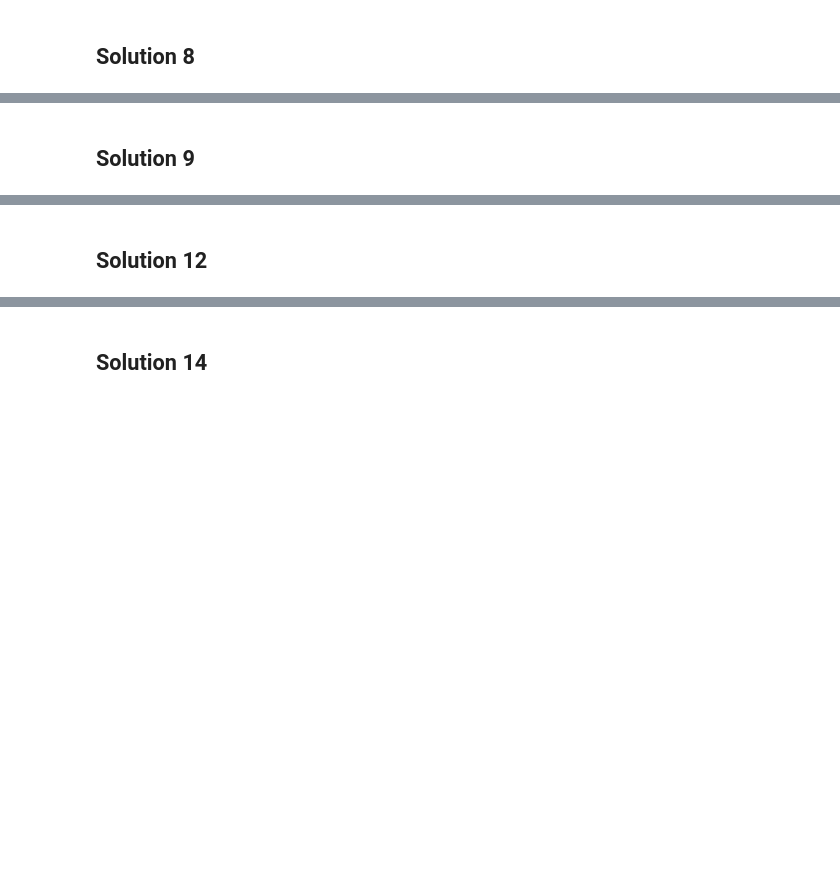
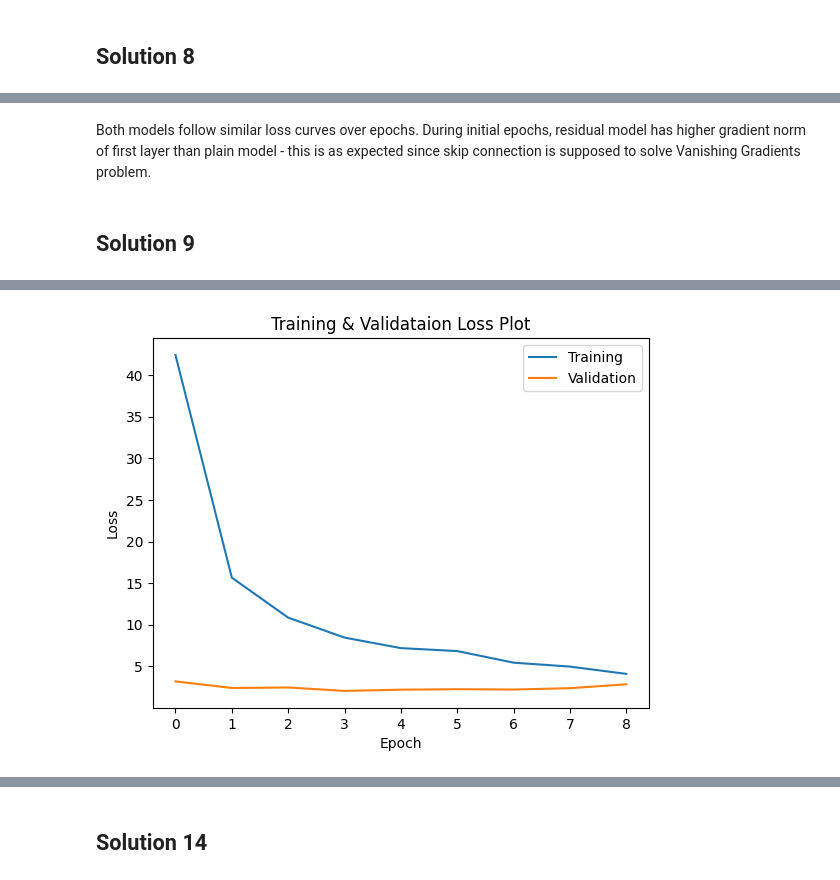
Before and after one commit to sohang3112/iit-madras-web-mtech-ai, a Jupyter notebook: trimester2/DA6401W_DeepLearning/assignments/Assignment4/solution_Assignment4.ipynb, the cells around one changed output, grey strips where cells are left out. Saved outputs shown, nothing was run; the diff lists cells and outputs as text; code cells hidden in the pictures; blank space fills up the shorter version.

```diff
--- a/trimester2/DA6401W_DeepLearning/assignments/Assignment4/solution_Assignment4.ipynb
+++ b/trimester2/DA6401W_DeepLearning/assignments/Assignment4/solution_Assignment4.ipynb
@@ -220,0 +285,4 @@ plt.show()
+# %%
+student_model_direct = mk_student_model()
+train(student_model_direct, lambda _flat_images, logits, labels: cross_entropy(logits, labels), epochs=5)
+print('Student Model without Teacher Model:', evaluate_accuracy(student_model_direct))
@@ -225,4 +388,58 @@ plt.show()
+# %% [markdown]
+Both models follow similar loss curves over epochs.
+During initial epochs, residual model has higher gradient norm of first layer than plain model - this is as expected since skip connection is supposed to solve Vanishing Gradients problem.
 # %% [markdown]
 ## Solution 9
 # %%
-# TODO
+train_ds = MNIST(data_dir, train=True, transform=Compose([ToTensor(), Lambda(torch.flatten)]), download=True)
+valid_ds = MNIST(data_dir, train=False, transform=Compose([ToTensor(), Lambda(torch.flatten)]), download=True)
+train_loader = DataLoader(train_ds, batch_size=512)
+valid_loader = DataLoader(valid_ds, batch_size=512)
+
+model = nn.Sequential(
+    nn.Linear(784, 128),
+    nn.ReLU(),
+    nn.Linear(128,  64),
+    nn.ReLU(),
+    nn.Linear( 64,  10),
+    # implicit Softmax at end due to cross entropy loss
+)
+optimizer = torch.optim.Adam(model.parameters(), lr=0.01)
+loss_fn = nn.CrossEntropyLoss()
+
+patience = 5     # epochs
+train_losses = []
+valid_losses = []
+best_epoch = 0
+for epoch in range(100):
+    # train
+    epoch_train_loss = 0
+    for flat_images, labels in train_loader:
+        optimizer.zero_grad()
+        logits = model(flat_images)
+        loss = loss_fn(logits, labels)
+        epoch_train_loss += loss.item()
+        loss.backward()
+        optimizer.step()
+    train_losses.append(epoch_train_loss)
+
+    # validate
+    with torch.no_grad():
+        valid_losses.append(sum(loss_fn(model(flat_images), labels).item() for flat_images, labels in valid_loader))
+
+    print(f'Epoch {epoch}: Train Loss = {train_losses[epoch]}, Validation Loss = {valid_losses[epoch]}')
+
+    if valid_losses[epoch] < valid_losses[best_epoch]:
+        best_epoch = epoch
+    elif epoch - best_epoch >= patience:
+        print(f'Early Stopping since valid_losses[f{epoch}] ({valid_losses[epoch]}) >= valid_losses[{best_epoch}] ({valid_losses[best_epoch]})')
+        break
+
+plt.plot(train_losses, label='Training')
+plt.plot(valid_losses, label='Validation')
+plt.title('Training & Validataion Loss Plot')
+plt.xlabel('Epoch')
+plt.ylabel('Loss')
+plt.legend()
+plt.show()
+# %% [output]
@@ -229,2 +456 @@ plt.show()
+[figure, added]
-# %% [markdown]
-## Solution 12
```
Also changed, not shown: parts of 29 cells of this notebook, 3 other files.
